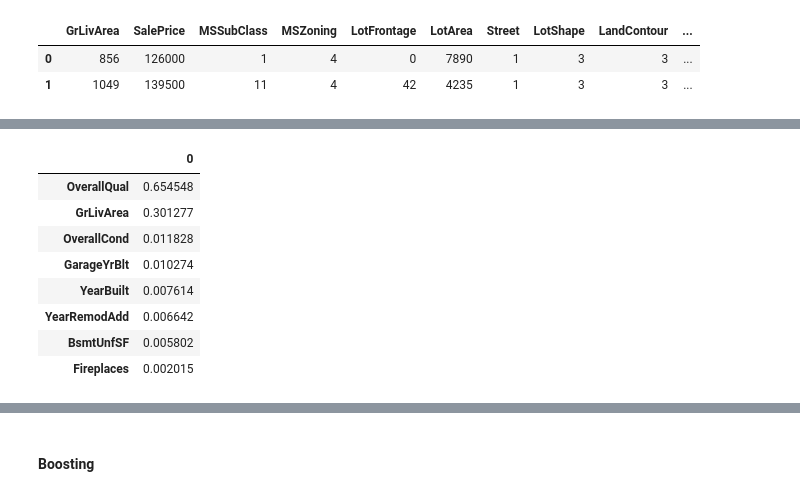
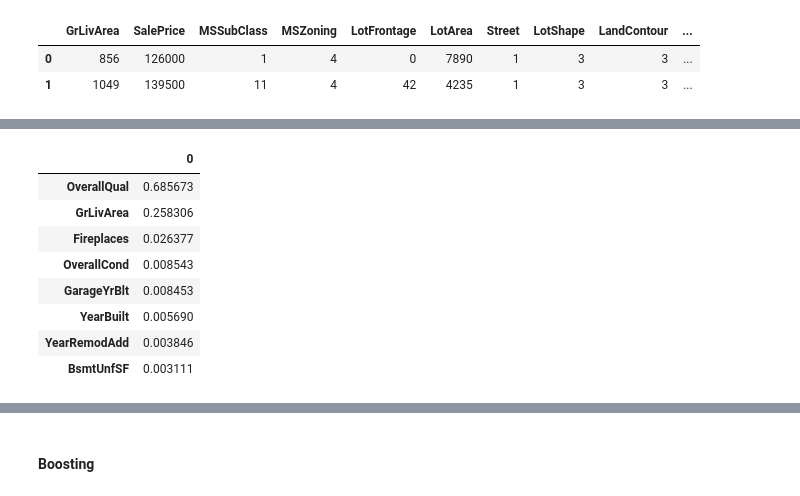
Before and after one commit to katiekwan/AMES-Housing, a Jupyter notebook: Trees.ipynb, the cells around one changed output, grey strips where cells are left out. Cells and saved outputs as stored; diff of their text form; code cells hidden in the pictures.

```diff
--- a/Trees.ipynb
+++ b/Trees.ipynb
@@ -101,28 +101,9 @@ from sklearn.preprocessing import LabelEncoder
 housing_l = housing_d.copy()
 for i in categorical:
     label_encoder_i = LabelEncoder()
-    housing_l[i] = label_encoder_i.fit_transform(df[i])
+    housing_l[i] = label_encoder_i.fit_transform(housing_l[i])
 housing_l.head(2)
 # %% [output]
 |  | GrLivArea | SalePrice | MSSubClass | MSZoning | LotFrontage | LotArea | Street | LotShape | LandContour | ... |
 | 0 | 856 | 126000 | 1 | 4 | 0 | 7890 | 1 | 3 | 3 | ... |
 | 1 | 1049 | 139500 | 11 | 4 | 42 | 4235 | 1 | 3 | 3 | ... |
-# %%
-#Saturated Model
-X = housing_l.drop(['SalePrice','MapRefNo','Prop_Addr','lat','long'], axis = 1)
-y = np.log(housing_l['SalePrice']).round(0)
-X_train, X_test, y_train, y_test = train_test_split(X, y, test_size=0.2, random_state=1)
-X_train.shape
-#Saturated Tree Model
-errors = []
-for i in range(5,500,20):
-    tree_model = tree.DecisionTreeClassifier(min_samples_split=i)
-    tree_model.fit(X_train, y_train)
-    train_error = (1 - tree_model.score(X_train, y_train))
-    test_error = (1 - tree_model.score(X_test, y_test))
-    errors.append([i,train_error,test_error])
-tree_scores = pd.DataFrame(errors, columns = ['min_split','train_error','test_error'])
-
-plt.figure()
-tree_scores.plot.line(x = 'min_split', y = ['train_error','test_error',], xlim = (0,500), title = 'Trees Saturated Model v Log SalesPrice')
-# plt.savefig('images/trees_sat.png')
@@ -199,0 +179,22 @@ plt.savefig('images/trees_lass.png')
+# %%
+#Model using log and Lasso Features
+
+errors1 = []
+X1 = housing_d[['GrLivArea','OverallQual','YearBuilt','OverallCond','YearRemodAdd','BsmtFinSF2','BsmtUnfSF','Fireplaces','GarageYrBlt']]
+y1 = np.log(housing_l['SalePrice']).round(0)
+# Split the data into training and testing sets
+X1_train, X1_test, y1_train, y1_test = train_test_split(X1, y1, test_size=0.2, random_state=1)
+X1_train.shape
+# X_test
+# y_train
+for i in range(5,500,20):
+    tree_model = tree.DecisionTreeRegressor(min_samples_split=i)
+    tree_model.fit(X1_train, y1_train)
+    train_error = (1 - tree_model.score(X1_train, y1_train))
+    test_error = (1 - tree_model.score(X1_test, y1_test))
+    errors1.append([i,train_error,test_error])
+tree_scores1 = pd.DataFrame(errors1, columns = ['min_split','train_error','test_error'])
+# tree_scores1.plot.line()
+plt.figure()
+tree_scores1.plot.line(x = 'min_split', y = ['train_error','test_error',], xlim = (0,500), title = 'Trees Lasso Features v Log SalesPrice')
+plt.savefig('images/trees_lass.png')
@@ -219,21 +223,21 @@ tree_scores1 #min split = 145
 | 24 | 485 | 0.148510 | 0.146484 |
 # %%
 #Model using log and Lasso Features
-tree_model = tree.DecisionTreeClassifier(min_samples_split=145)
+tree_model = tree.DecisionTreeRegressor(min_samples_split=145)
 tree_model.fit(X1_train, y1_train)
 tree_model.score(X1_test, y1_test)
 las_tree_features = pd.DataFrame(tree_model.feature_importances_, index = X1_train.columns)
 las_tree_features[las_tree_features[0]>0].sort_values(by=0, ascending = False)
 # %% [output]
 |  | 0 |
-| OverallQual | 0.654548 |
-| GrLivArea | 0.301277 |
-| OverallCond | 0.011828 |
-| GarageYrBlt | 0.010274 |
-| YearBuilt | 0.007614 |
-| YearRemodAdd | 0.006642 |
-| BsmtUnfSF | 0.005802 |
-| Fireplaces | 0.002015 |
+| OverallQual | 0.685673 |
+| GrLivArea | 0.258306 |
+| Fireplaces | 0.026377 |
+| OverallCond | 0.008543 |
+| GarageYrBlt | 0.008453 |
+| YearBuilt | 0.005690 |
+| YearRemodAdd | 0.003846 |
+| BsmtUnfSF | 0.003111 |
 # %%
 #Grid Search the Lasso Features
 
```
Also changed, not shown: parts of 31 cells of this notebook, 3 other files.
